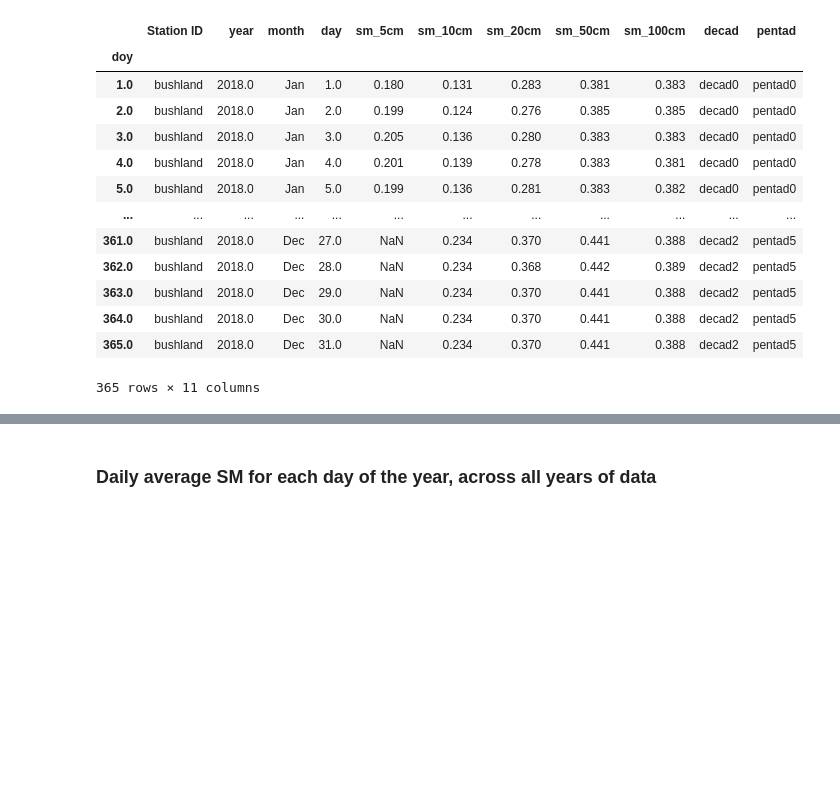
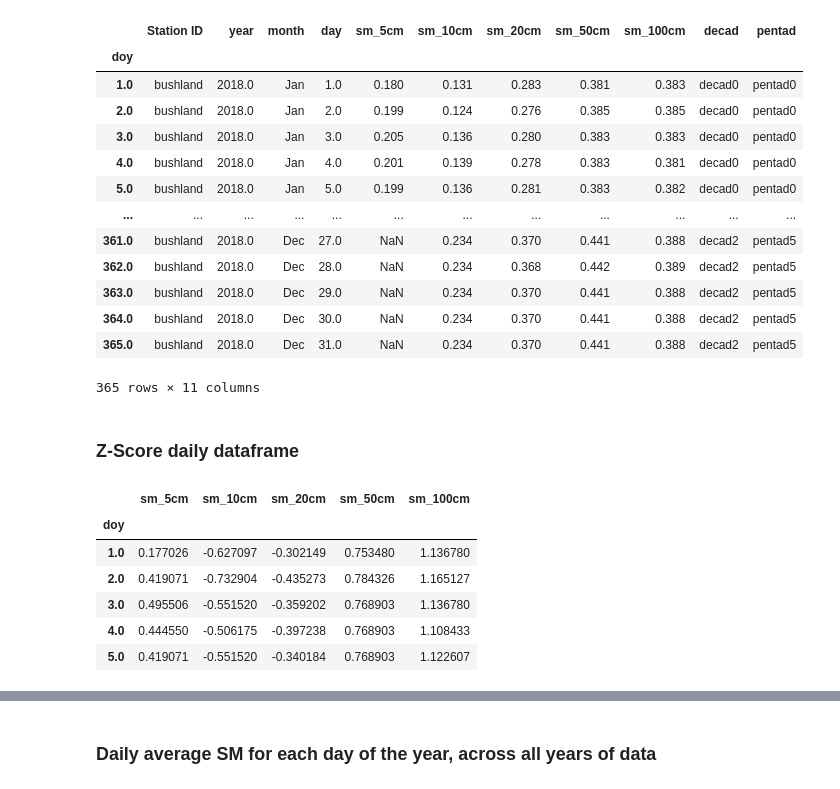
Before and after one commit to krosenberg01/usgs-nccasc-soil-moisture, a Jupyter notebook: usgs-nccasc-soil-moisture.ipynb, the cells around one changed output, grey strips where cells are left out. Cells and saved outputs as stored; diff of their text form; code cells hidden in the pictures; blank space fills up the shorter version.

```diff
--- a/usgs-nccasc-soil-moisture.ipynb
+++ b/usgs-nccasc-soil-moisture.ipynb
@@ -266,3 +270,24 @@ station_daily_avg_year
 
 # # Where was this exported? See output
 # os.getcwd()
+# %% [markdown]
+### Z-Score daily dataframe
+# %%
+# Create input df
+bushland_daily_2018 = customfunctions.daily_avg(soil_moisture_dict["bushland"], 2018)
+
+# Remove non-numeric columns
+bushland_daily_2018 = bushland_daily_2018[['sm_5cm', 'sm_10cm', 'sm_20cm', 'sm_50cm', 'sm_100cm']]
+
+# Calculate z-score for each depth, ignoring any NAN values
+zscore_bushland_daily_2018 = bushland_daily_2018.apply(zscore, nan_policy='omit')
+
+zscore_bushland_daily_2018.head()
+# %% [output]
+|  | sm_5cm | sm_10cm | sm_20cm | sm_50cm | sm_100cm |
+| doy |  |  |  |  |  |
+| 1.0 | 0.177026 | -0.627097 | -0.302149 | 0.753480 | 1.136780 |
+| 2.0 | 0.419071 | -0.732904 | -0.435273 | 0.784326 | 1.165127 |
+| 3.0 | 0.495506 | -0.551520 | -0.359202 | 0.768903 | 1.136780 |
+| 4.0 | 0.444550 | -0.506175 | -0.397238 | 0.768903 | 1.108433 |
+| 5.0 | 0.419071 | -0.551520 | -0.340184 | 0.768903 | 1.122607 |
```
Also changed, not shown: parts of 8 cells of this notebook.
